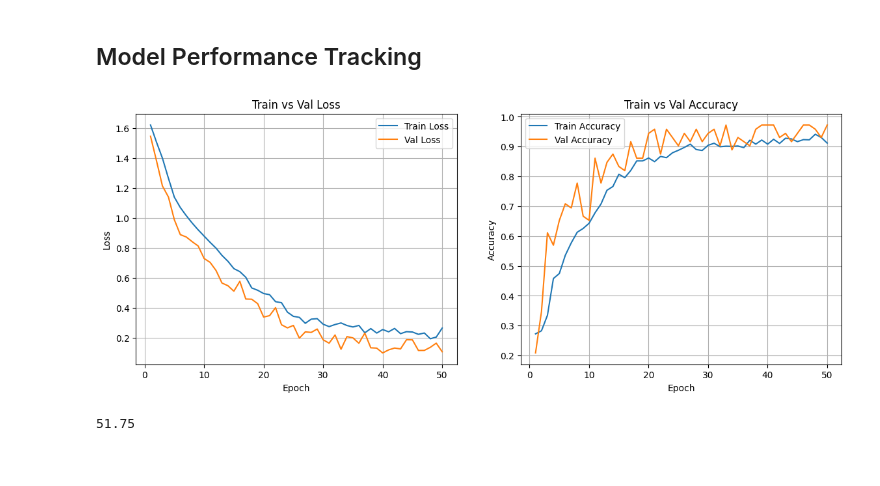
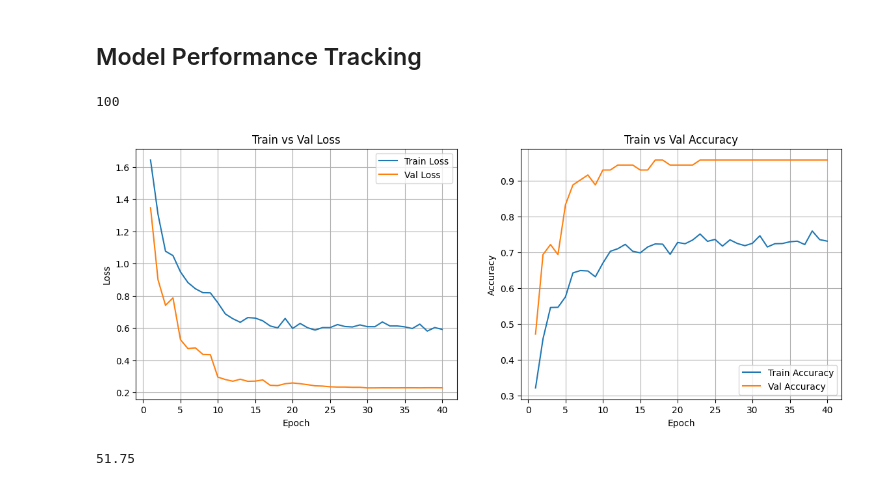
Before and after one commit to DetectiveNeo/metal-surface-defect-classification, a Jupyter notebook: notebooks/pipeline_build_in_pytorch_with_val.ipynb, the cells around one changed output. Saved outputs shown, nothing was run; the diff lists cells and outputs as text; code cells hidden in the pictures.

```diff
--- a/notebooks/pipeline_build_in_pytorch_with_val.ipynb
+++ b/notebooks/pipeline_build_in_pytorch_with_val.ipynb
@@ -222,15 +222,15 @@ class CustomCNN(nn.Module):
 
         # Feature Extractor
         self.conv_layers = nn.Sequential(
-            nn.Conv2d(in_channels=3, out_channels= 3, kernel_size= 3, stride= 1, padding= 1), # out : 32x224x224
+            nn.Conv2d(in_channels=3, out_channels= 6, kernel_size= 3, stride= 1, padding= 1), # out : 32x224x224
             nn.ReLU(),
             nn.MaxPool2d(2),                                                                   # out : 32x112x112
 
-            nn.Conv2d(in_channels=3, out_channels= 6, kernel_size= 3, stride= 1, padding= 1), # out : 64x112x112
+            nn.Conv2d(in_channels=6, out_channels= 12, kernel_size= 3, stride= 1, padding= 1), # out : 64x112x112
             nn.ReLU(),
             nn.MaxPool2d(2),                                                                   # out : 64x56x56
 
-            nn.Conv2d(in_channels=6, out_channels= 9, kernel_size= 3, stride= 1, padding= 1), # out : 128x56x56
+            nn.Conv2d(in_channels=12, out_channels= 24, kernel_size= 3, stride= 1, padding= 1), # out : 128x56x56
             nn.ReLU(),
             nn.MaxPool2d(2),                                                                   # out : 128x28x28
         )
@@ -238,10 +238,10 @@ class CustomCNN(nn.Module):
         # Fully Connected layer
         self.classifier = nn.Sequential(
             nn.Flatten(),
-            nn.Linear(9*28*28, 4),
+            nn.Linear(24*28*28, 16),
             nn.ReLU(),
             nn.Dropout(0.5),
-            nn.Linear(4, num_classes)
+            nn.Linear(16, num_classes)
         )
 
     def forward(self, x):
@@ -284,7 +284,7 @@ optimizer = optim.Adam(model.parameters(), lr= 1e-3)
 # Adding Learning Rate Schduler for stable learning
 scheduler = torch.optim.lr_scheduler.StepLR(optimizer, step_size=10, gamma=0.1)
 # %%
-num_epochs = 2
+num_epochs = 100
 best_val_acc = 0
 
 best_val_loss = float('inf')
@@ -376,5 +376,13 @@ for epoch in range(num_epochs):
 
     # Early Stopping Check :
     if val_epoch_loss < best_val_loss:
+        best_val_loss = val_epoch_loss
+        patience_counter = 0
+    else:
+        patience_counter += 1
+        print(f"No Improvements in val_loss | Patience Counter {patience_counter} / {patience}")
+        if patience_counter == patience :
+            print("🔥 Early stopping triggered! ")
+            break
 # %% [output]
 ------------------------------------------------------------------------------------------------
@@ -389,35 +448,39 @@ Epoch 2 / 2 | Val_Loss : 1.653 | Val_Accuracy : 0.333
 # %% [markdown]
 ## Model Performance Tracking
+# %%
+num_epochs
+# %% [output]
+100
 # %%
 from matplotlib import pyplot as plt
 
-epochs = range(1, num_epochs + 1)
+epochs = range(1, epoch + 2)
 
 plt.figure(figsize=(14,5))
 
 # ---- Plot Loss ----
 plt.subplot(1, 2, 1)
 plt.plot(epochs, train_losses_list, label="Train Loss")
 plt.plot(epochs, val_losses_list, label="Val Loss")
 plt.xlabel("Epoch")
 plt.ylabel("Loss")
 plt.title("Train vs Val Loss")
 plt.legend()
 plt.grid(True)
 
 # ---- Plot Accuracy ----
 plt.subplot(1, 2, 2)
 plt.plot(epochs, train_accs_list, label="Train Accuracy")
 plt.plot(epochs, val_accs_list, label="Val Accuracy")
 plt.xlabel("Epoch")
 plt.ylabel("Accuracy")
 plt.title("Train vs Val Accuracy")
 plt.legend()
 plt.grid(True)
 
 plt.show()
 # %% [output]
-[figure, old version]
+[figure, new version]
 # %%
 print('aloo')
 # %%
```
Also changed, not shown: parts of 2 cells of this notebook, 1 other file.
